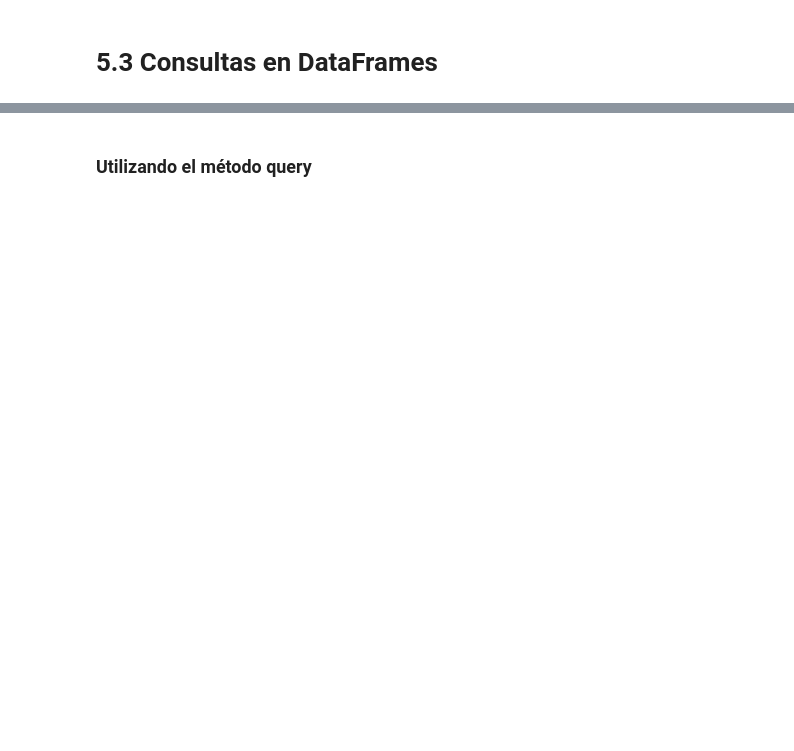
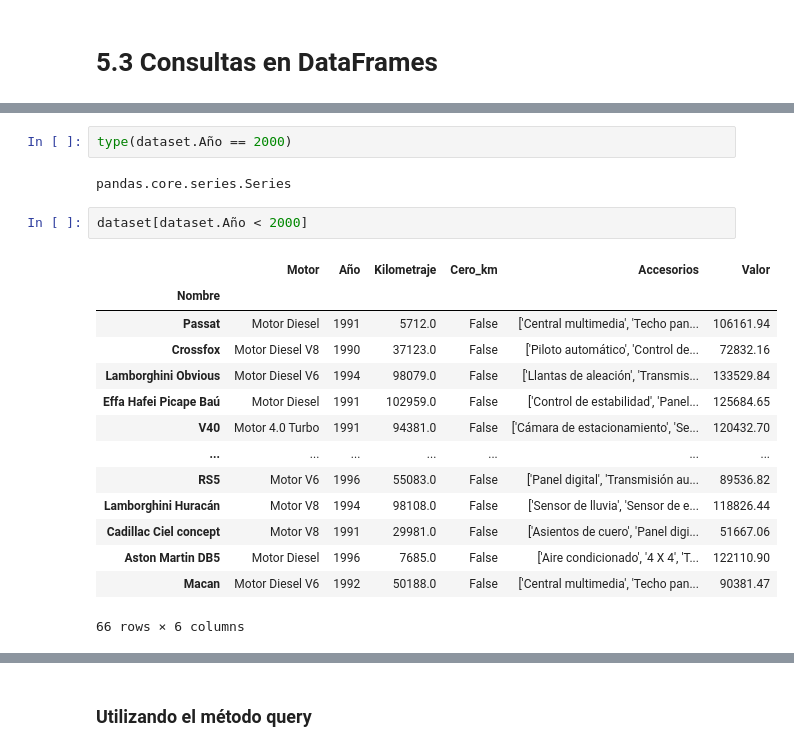
Before and after one commit to GsusLara/AluraSprint1, a Jupyter notebook: Python_para_Data_Science_Pandas.ipynb, the cells around one changed output, grey strips where cells are left out. Cells and saved outputs as stored; diff of their text form; blank space fills up the shorter version.

```diff
--- a/Python_para_Data_Science_Pandas.ipynb
+++ b/Python_para_Data_Science_Pandas.ipynb
@@ -783,0 +935,21 @@ dataset
+# %%
+type(dataset.Año == 2000)
+# %% [output]
+pandas.core.series.Series
+# %%
+dataset[dataset.Año < 2000]
+# %% [output]
+|  | Motor | Año | Kilometraje | Cero_km | Accesorios | Valor |
+| Nombre |  |  |  |  |  |  |
+| Passat | Motor Diesel | 1991 | 5712.0 | False | ['Central multimedia', 'Techo pan... | 106161.94 |
+| Crossfox | Motor Diesel V8 | 1990 | 37123.0 | False | ['Piloto automático', 'Control de... | 72832.16 |
+| Lamborghini Obvious | Motor Diesel V6 | 1994 | 98079.0 | False | ['Llantas de aleación', 'Transmis... | 133529.84 |
+| Effa Hafei Picape Baú | Motor Diesel | 1991 | 102959.0 | False | ['Control de estabilidad', 'Panel... | 125684.65 |
+| V40 | Motor 4.0 Turbo | 1991 | 94381.0 | False | ['Cámara de estacionamiento', 'Se... | 120432.70 |
+| ... | ... | ... | ... | ... | ... | ... |
+| RS5 | Motor V6 | 1996 | 55083.0 | False | ['Panel digital', 'Transmisión au... | 89536.82 |
+| Lamborghini Huracán | Motor V8 | 1994 | 98108.0 | False | ['Sensor de lluvia', 'Sensor de e... | 118826.44 |
+| Cadillac Ciel concept | Motor V8 | 1991 | 29981.0 | False | ['Asientos de cuero', 'Panel digi... | 51667.06 |
+| Aston Martin DB5 | Motor Diesel | 1996 | 7685.0 | False | ['Aire condicionado', '4 X 4', 'T... | 122110.90 |
+| Macan | Motor Diesel V6 | 1992 | 50188.0 | False | ['Central multimedia', 'Techo pan... | 90381.47 |
+66 rows × 6 columns
```
Also changed, not shown: parts of 21 cells of this notebook.
